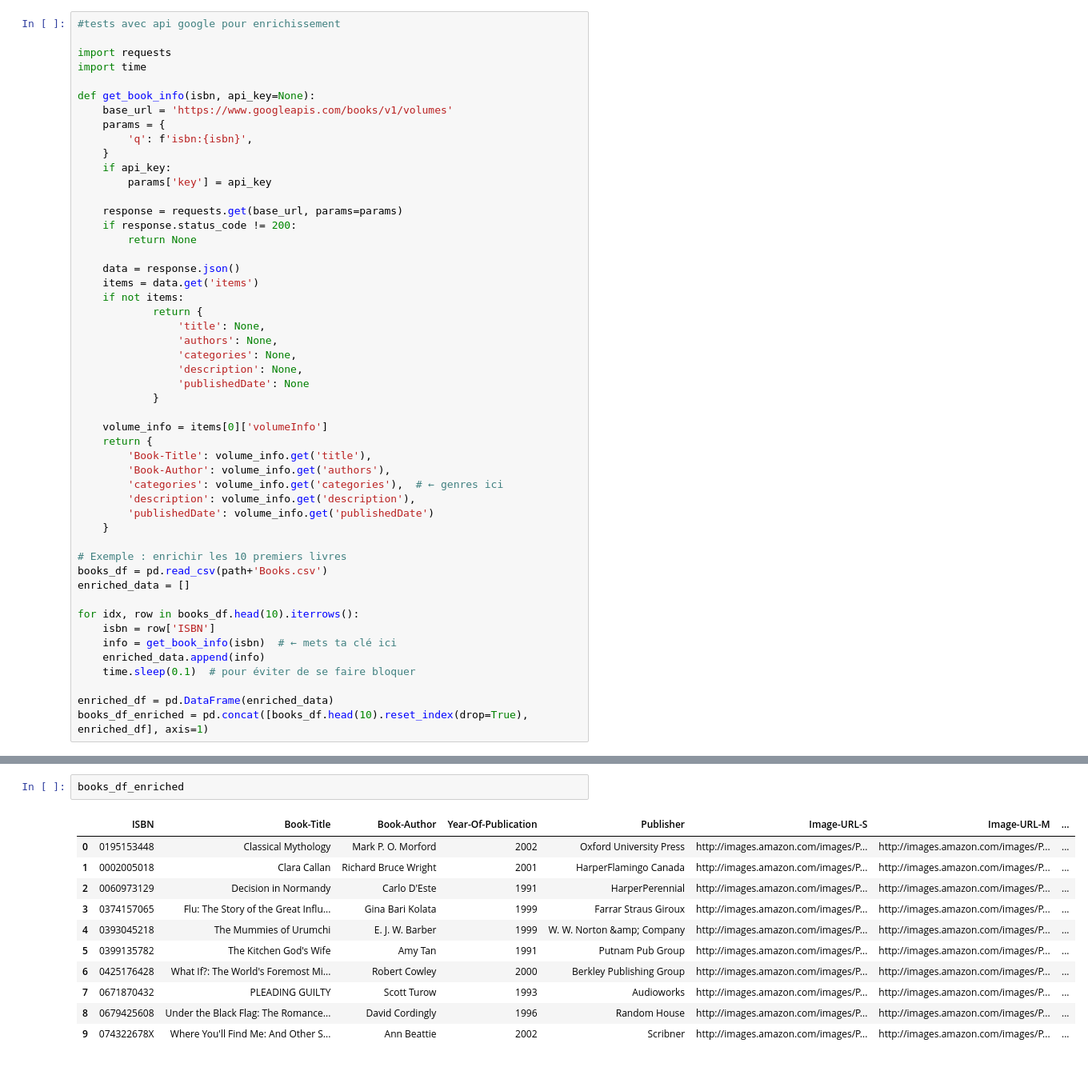
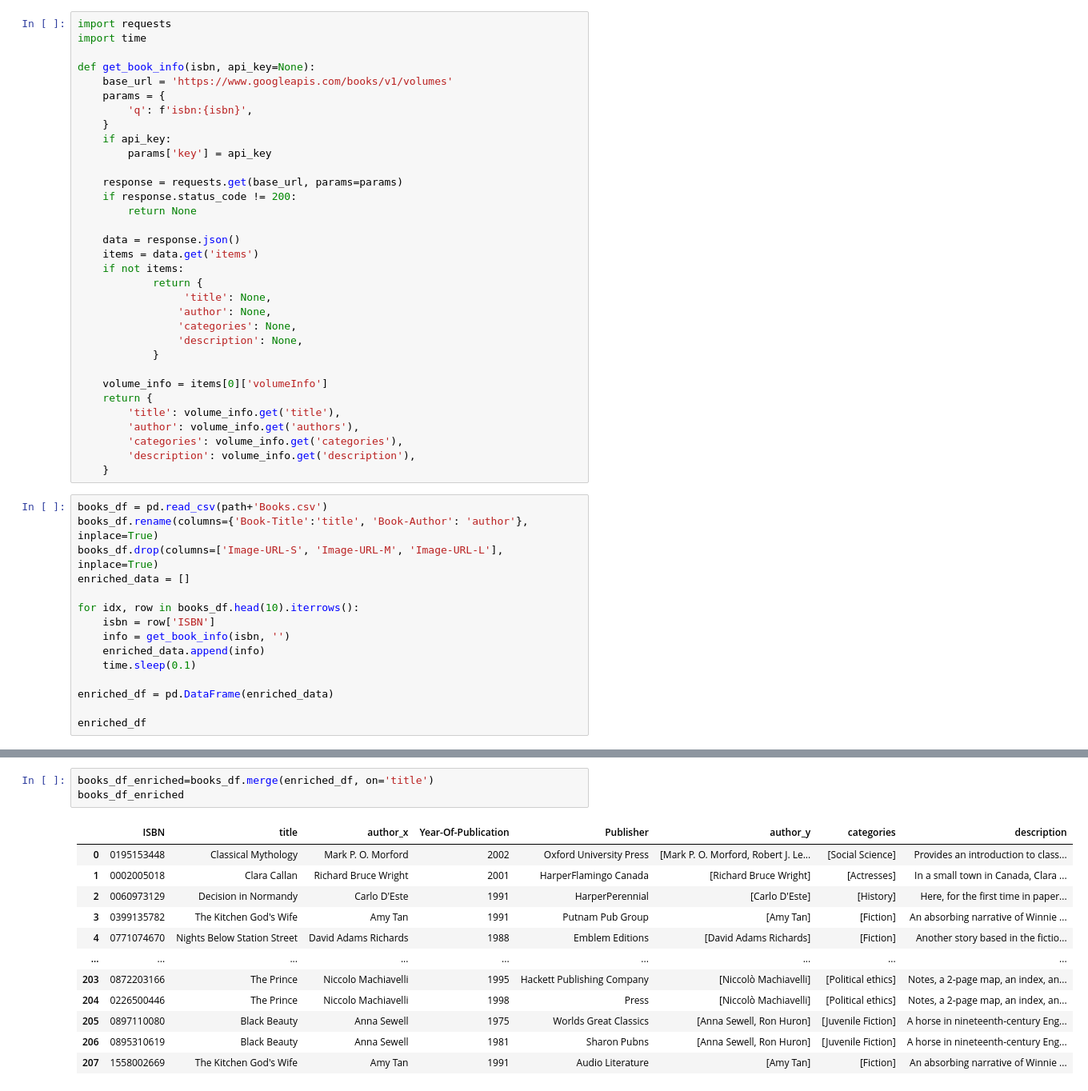
Before and after one commit to redyddm/projet_ter, a Jupyter notebook: recommandation.ipynb, the cells around one changed output, grey strips where cells are left out. Shown at 80% size. Cells and saved outputs as stored; diff of their text form.

Commit message:
tests api

```diff
--- a/recommandation.ipynb
+++ b/recommandation.ipynb
@@ -278,6 +371,4 @@ mask
 # %%
-#tests avec api google pour enrichissement
-
 import requests
 import time
 
@@ -297,31 +388,31 @@ def get_book_info(isbn, api_key=None):
     items = data.get('items')
     if not items:
             return {
-                'title': None,
-                'authors': None,
+                 'title': None,
+                'author': None,
                 'categories': None,
                 'description': None,
-                'publishedDate': None
             }
 
     volume_info = items[0]['volumeInfo']
     return {
-        'Book-Title': volume_info.get('title'),
-        'Book-Author': volume_info.get('authors'),
-        'categories': volume_info.get('categories'),  # ← genres ici
+        'title': volume_info.get('title'),
+        'author': volume_info.get('authors'),
+        'categories': volume_info.get('categories'),
         'description': volume_info.get('description'),
-        'publishedDate': volume_info.get('publishedDate')
     }
-
-# Exemple : enrichir les 10 premiers livres
-books_df = pd.read_csv(path+'Books.csv')
-enriched_data = []
-
-for idx, row in books_df.head(10).iterrows():
-    isbn = row['ISBN']
-    info = get_book_info(isbn)  # ← mets ta clé ici
-    enriched_data.append(info)
-    time.sleep(0.1)  # pour éviter de se faire bloquer
-
-enriched_df = pd.DataFrame(enriched_data)
-books_df_enriched = pd.concat([books_df.head(10).reset_index(drop=True), enriched_df], axis=1)
+# %%
+books_df = pd.read_csv(path+'Books.csv')
+books_df.rename(columns={'Book-Title':'title', 'Book-Author': 'author'}, inplace=True)
+books_df.drop(columns=['Image-URL-S', 'Image-URL-M', 'Image-URL-L'], inplace=True)
+enriched_data = []
+
+for idx, row in books_df.head(10).iterrows():
+    isbn = row['ISBN']
+    info = get_book_info(isbn, '')
+    enriched_data.append(info)
+    time.sleep(0.1)
+
+enriched_df = pd.DataFrame(enriched_data)
+
+enriched_df
@@ -328,14 +447,16 @@ books_df_enriched = pd.concat([books_df.head(10).reset_index(drop=True), enriche
 # %%
+books_df_enriched=books_df.merge(enriched_df, on='title')
 books_df_enriched
 # %% [output]
-|  | ISBN | Book-Title | Book-Author | Year-Of-Publication | Publisher | Image-URL-S | Image-URL-M | ... |
-| 0 | 0195153448 | Classical Mythology | Mark P. O. Morford | 2002 | Oxford University Press | http://images.amazon.com/images/P... | http://images.amazon.com/images/P... | ... |
-| 1 | 0002005018 | Clara Callan | Richard Bruce Wright | 2001 | HarperFlamingo Canada | http://images.amazon.com/images/P... | http://images.amazon.com/images/P... | ... |
-| 2 | 0060973129 | Decision in Normandy | Carlo D'Este | 1991 | HarperPerennial | http://images.amazon.com/images/P... | http://images.amazon.com/images/P... | ... |
-| 3 | 0374157065 | Flu: The Story of the Great Influ... | Gina Bari Kolata | 1999 | Farrar Straus Giroux | http://images.amazon.com/images/P... | http://images.amazon.com/images/P... | ... |
-| 4 | 0393045218 | The Mummies of Urumchi | E. J. W. Barber | 1999 | W. W. Norton &amp; Company | http://images.amazon.com/images/P... | http://images.amazon.com/images/P... | ... |
-| 5 | 0399135782 | The Kitchen God's Wife | Amy Tan | 1991 | Putnam Pub Group | http://images.amazon.com/images/P... | http://images.amazon.com/images/P... | ... |
-| 6 | 0425176428 | What If?: The World's Foremost Mi... | Robert Cowley | 2000 | Berkley Publishing Group | http://images.amazon.com/images/P... | http://images.amazon.com/images/P... | ... |
-| 7 | 0671870432 | PLEADING GUILTY | Scott Turow | 1993 | Audioworks | http://images.amazon.com/images/P... | http://images.amazon.com/images/P... | ... |
-| 8 | 0679425608 | Under the Black Flag: The Romance... | David Cordingly | 1996 | Random House | http://images.amazon.com/images/P... | http://images.amazon.com/images/P... | ... |
-| 9 | 074322678X | Where You'll Find Me: And Other S... | Ann Beattie | 2002 | Scribner | http://images.amazon.com/images/P... | http://images.amazon.com/images/P... | ... |
+|  | ISBN | title | author_x | Year-Of-Publication | Publisher | author_y | categories | description |
+| 0 | 0195153448 | Classical Mythology | Mark P. O. Morford | 2002 | Oxford University Press | [Mark P. O. Morford, Robert J. Le... | [Social Science] | Provides an introduction to class... |
+| 1 | 0002005018 | Clara Callan | Richard Bruce Wright | 2001 | HarperFlamingo Canada | [Richard Bruce Wright] | [Actresses] | In a small town in Canada, Clara ... |
+| 2 | 0060973129 | Decision in Normandy | Carlo D'Este | 1991 | HarperPerennial | [Carlo D'Este] | [History] | Here, for the first time in paper... |
+| 3 | 0399135782 | The Kitchen God's Wife | Amy Tan | 1991 | Putnam Pub Group | [Amy Tan] | [Fiction] | An absorbing narrative of Winnie ... |
+| 4 | 0771074670 | Nights Below Station Street | David Adams Richards | 1988 | Emblem Editions | [David Adams Richards] | [Fiction] | Another story based in the fictio... |
+| ... | ... | ... | ... | ... | ... | ... | ... | ... |
+| 203 | 0872203166 | The Prince | Niccolo Machiavelli | 1995 | Hackett Publishing Company | [Niccolò Machiavelli] | [Political ethics] | Notes, a 2-page map, an index, an... |
+| 204 | 0226500446 | The Prince | Niccolo Machiavelli | 1998 | Press | [Niccolò Machiavelli] | [Political ethics] | Notes, a 2-page map, an index, an... |
+| 205 | 0897110080 | Black Beauty | Anna Sewell | 1975 | Worlds Great Classics | [Anna Sewell, Ron Huron] | [Juvenile Fiction] | A horse in nineteenth-century Eng... |
+| 206 | 0895310619 | Black Beauty | Anna Sewell | 1981 | Sharon Pubns | [Anna Sewell, Ron Huron] | [Juvenile Fiction] | A horse in nineteenth-century Eng... |
+| 207 | 1558002669 | The Kitchen God's Wife | Amy Tan | 1991 | Audio Literature | [Amy Tan] | [Fiction] | An absorbing narrative of Winnie ... |
```
Also changed, not shown: parts of 27 cells of this notebook.
